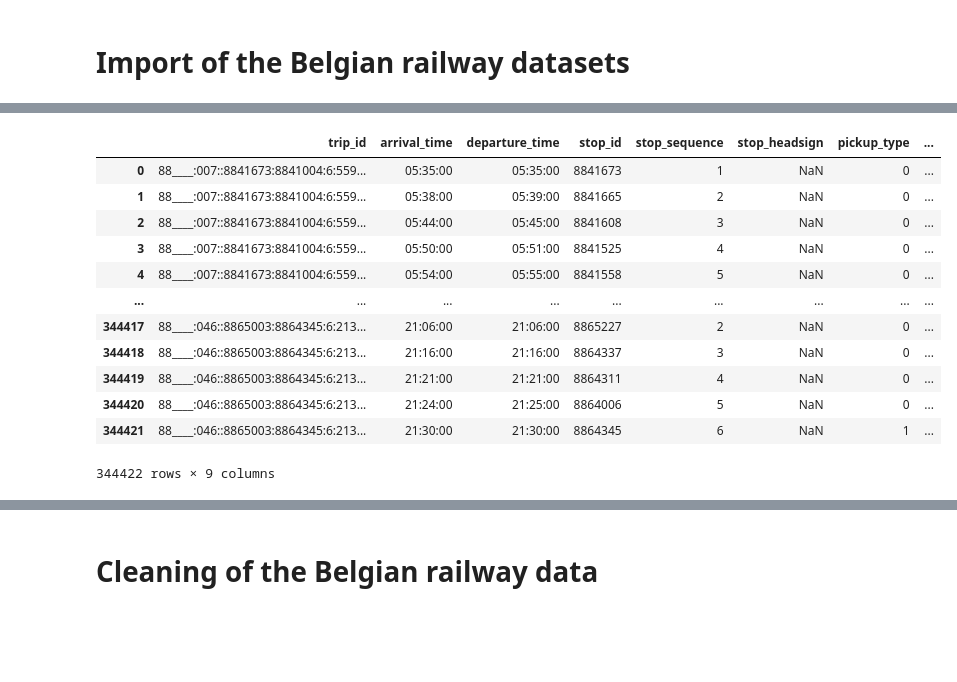
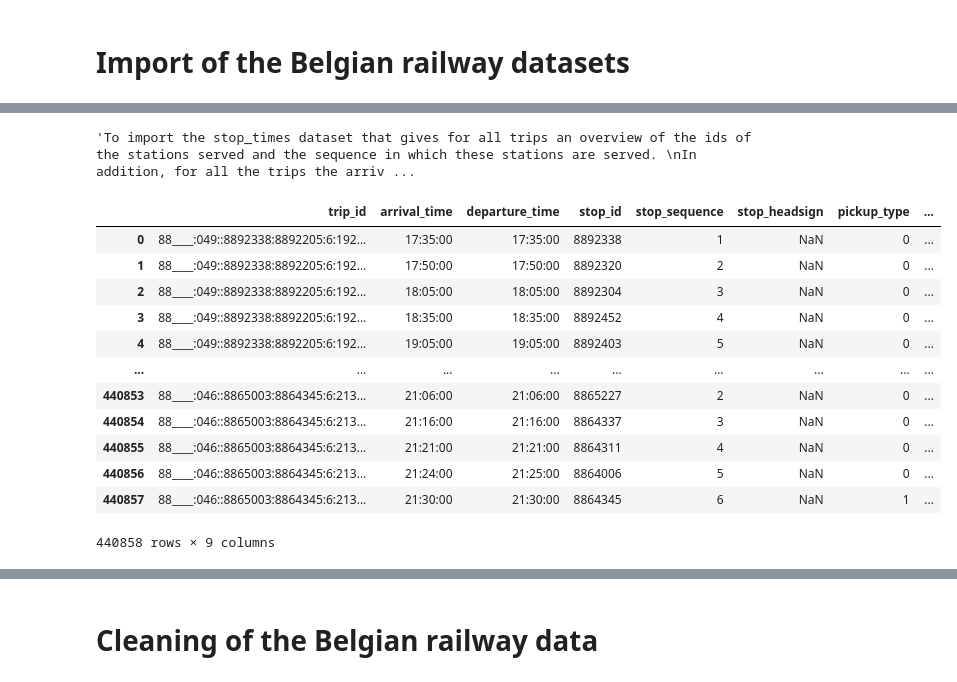
Before and after one commit to ThesisNetworkAnalysisInePolKUL/thesis, a Jupyter notebook: Main_code.ipynb, the cells around one changed output, grey strips where cells are left out. Cells and saved outputs as stored; diff of their text form; code cells hidden in the pictures; blank space fills up the shorter version.

```diff
--- a/Main_code.ipynb
+++ b/Main_code.ipynb
@@ -151,6 +158,6 @@ routes
 # %%
 '''To import the trips dataset that gives for all routes an overview of the trips and the headsigns of these trips belonging to the Belgian railway route.
 The service_id is an indication of all the dates this trip is valid (consultable in the calendar_dates dataset).'''
-trips = pd.read_csv(datalink + "trips.csv", encoding='iso-8859-1', sep=",")
+trips = pd.read_csv(datalink + "trips_Belgium.csv", encoding='iso-8859-1', sep=",")
 trips
 # %% [output]
@@ -170,22 +178,22 @@ trips
 # %%
 '''To import the stop_times dataset that gives for all trips an overview of the ids of the stations served and the sequence in which these stations are served.
 In addition, for all the trips the arrival and departure times at the stations served are given.'''
-stop_times = pd.read_csv(datalink + "stop_times-1.csv", sep=",")
-stop_times = stop_times.append(pd.read_csv(datalink + "stop_times-2.csv", sep=","), ignore_index=True)
+stop_times = pd.read_csv(datalink + "stop_times_Belgium.csv", sep=",")
 stop_times
 # %% [output]
+'To import the stop_times dataset that gives for all trips an overview of the ids of the stations served and the sequence in which these stations are served. \nIn addition, for all the trips the arriv ...
 |  | trip_id | arrival_time | departure_time | stop_id | stop_sequence | stop_headsign | pickup_type | ... |
-| 0 | 88____:007::8841673:8841004:6:559... | 05:35:00 | 05:35:00 | 8841673 | 1 | NaN | 0 | ... |
-| 1 | 88____:007::8841673:8841004:6:559... | 05:38:00 | 05:39:00 | 8841665 | 2 | NaN | 0 | ... |
-| 2 | 88____:007::8841673:8841004:6:559... | 05:44:00 | 05:45:00 | 8841608 | 3 | NaN | 0 | ... |
-| 3 | 88____:007::8841673:8841004:6:559... | 05:50:00 | 05:51:00 | 8841525 | 4 | NaN | 0 | ... |
-| 4 | 88____:007::8841673:8841004:6:559... | 05:54:00 | 05:55:00 | 8841558 | 5 | NaN | 0 | ... |
+| 0 | 88____:049::8892338:8892205:6:192... | 17:35:00 | 17:35:00 | 8892338 | 1 | NaN | 0 | ... |
+| 1 | 88____:049::8892338:8892205:6:192... | 17:50:00 | 17:50:00 | 8892320 | 2 | NaN | 0 | ... |
+| 2 | 88____:049::8892338:8892205:6:192... | 18:05:00 | 18:05:00 | 8892304 | 3 | NaN | 0 | ... |
+| 3 | 88____:049::8892338:8892205:6:192... | 18:35:00 | 18:35:00 | 8892452 | 4 | NaN | 0 | ... |
+| 4 | 88____:049::8892338:8892205:6:192... | 19:05:00 | 19:05:00 | 8892403 | 5 | NaN | 0 | ... |
 | ... | ... | ... | ... | ... | ... | ... | ... | ... |
-| 344417 | 88____:046::8865003:8864345:6:213... | 21:06:00 | 21:06:00 | 8865227 | 2 | NaN | 0 | ... |
-| 344418 | 88____:046::8865003:8864345:6:213... | 21:16:00 | 21:16:00 | 8864337 | 3 | NaN | 0 | ... |
-| 344419 | 88____:046::8865003:8864345:6:213... | 21:21:00 | 21:21:00 | 8864311 | 4 | NaN | 0 | ... |
-| 344420 | 88____:046::8865003:8864345:6:213... | 21:24:00 | 21:25:00 | 8864006 | 5 | NaN | 0 | ... |
-| 344421 | 88____:046::8865003:8864345:6:213... | 21:30:00 | 21:30:00 | 8864345 | 6 | NaN | 1 | ... |
+| 440853 | 88____:046::8865003:8864345:6:213... | 21:06:00 | 21:06:00 | 8865227 | 2 | NaN | 0 | ... |
+| 440854 | 88____:046::8865003:8864345:6:213... | 21:16:00 | 21:16:00 | 8864337 | 3 | NaN | 0 | ... |
+| 440855 | 88____:046::8865003:8864345:6:213... | 21:21:00 | 21:21:00 | 8864311 | 4 | NaN | 0 | ... |
+| 440856 | 88____:046::8865003:8864345:6:213... | 21:24:00 | 21:25:00 | 8864006 | 5 | NaN | 0 | ... |
+| 440857 | 88____:046::8865003:8864345:6:213... | 21:30:00 | 21:30:00 | 8864345 | 6 | NaN | 1 | ... |
-344422 rows × 9 columns
+440858 rows × 9 columns
 # %%
 '''To import the calendar dataset that gives the first and last date of all data observations.'''
```
Also changed, not shown: parts of 242 cells of this notebook.
